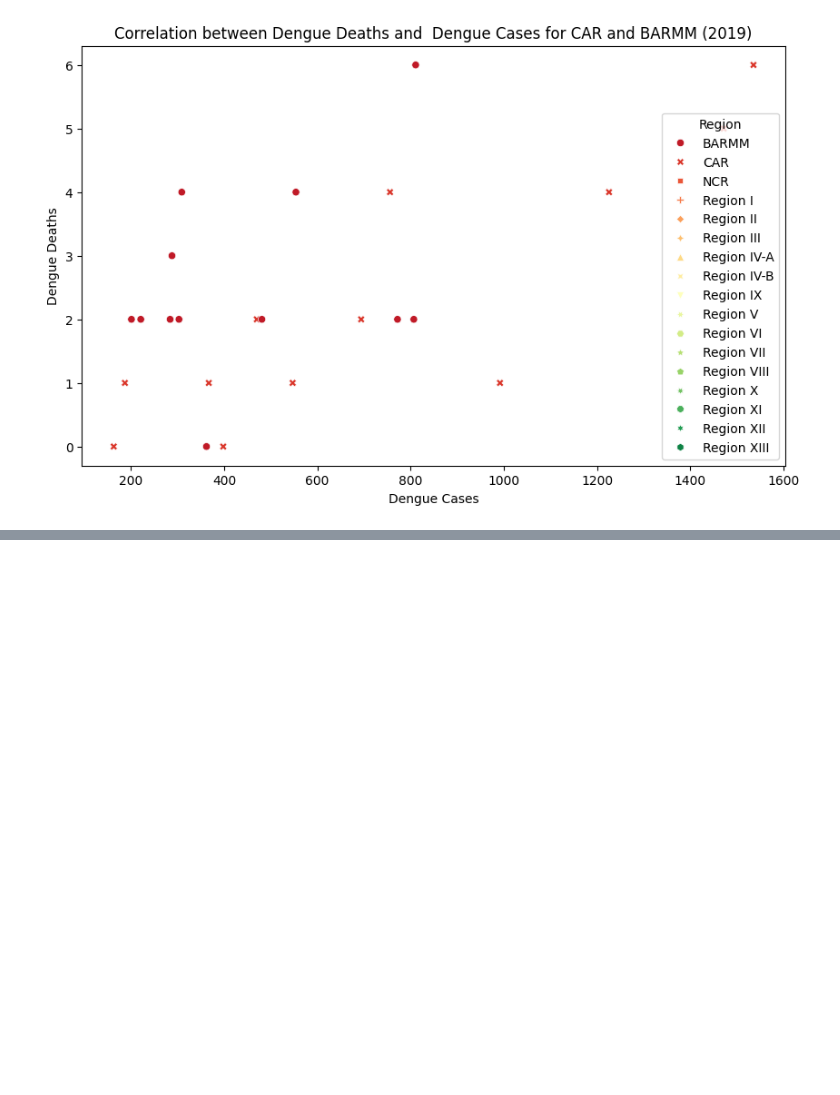
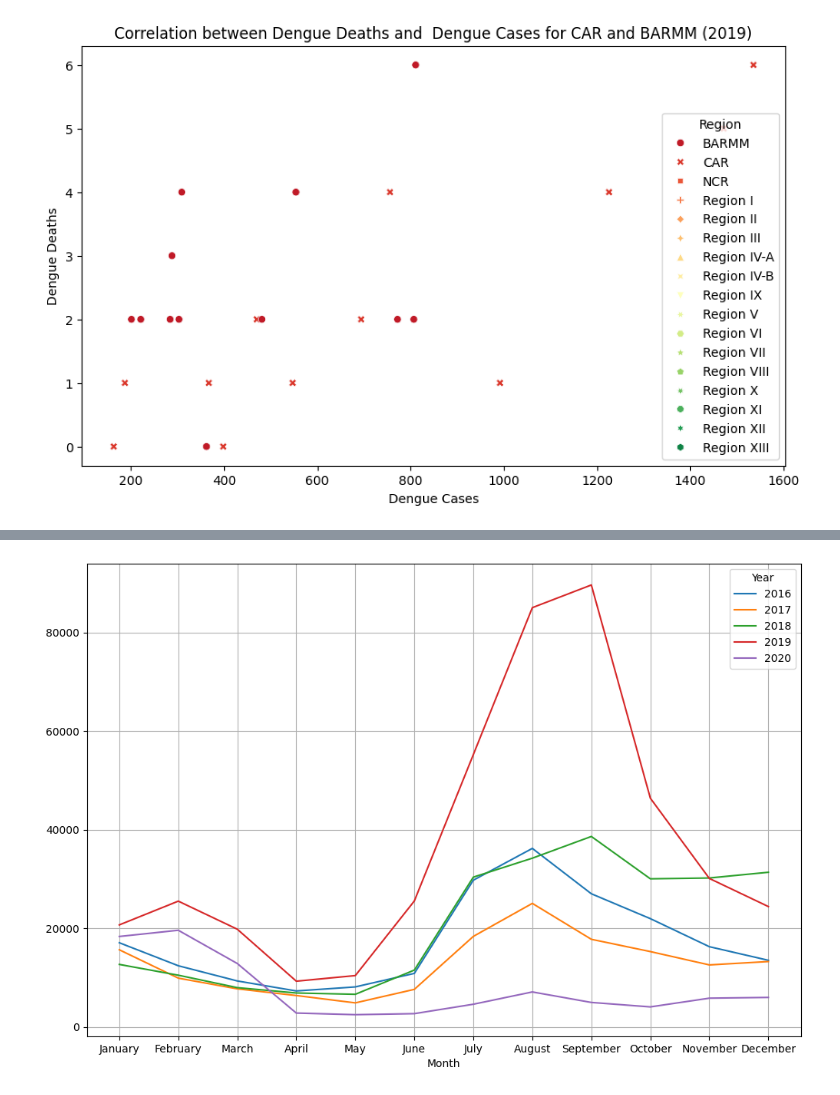
Before and after one commit to Meloujean/Data-Mining, a Jupyter notebook: activity5.ipynb, the cells around one changed output, grey strips where cells are left out. Saved outputs shown, nothing was run; the diff lists cells and outputs as text; code cells hidden in the pictures; blank space fills up the shorter version.

```diff
--- a/activity5.ipynb
+++ b/activity5.ipynb
@@ -264,0 +298,13 @@ plt.show()
+# %%
+month_order = ['January', 'February', 'March', 'April', 'May', 'June', 'July', 'August', 'September', 'October', 'November', 'December']
+dengue['Month'] = pd.Categorical(dengue['Month'], categories=month_order, ordered=True)
+
+monthly_cases = dengue.groupby([dengue.Month, dengue.Year])["Dengue_Cases"].sum()
+
+monthly_cases.unstack().plot(kind='line')
+plt.gcf().set_size_inches(12,8)
+plt.grid(True)
+plt.xticks(range(0,12), month_order)
+plt.show()
+# %% [output]
+[figure, added]
```
Also changed, not shown: parts of 20 cells of this notebook.
